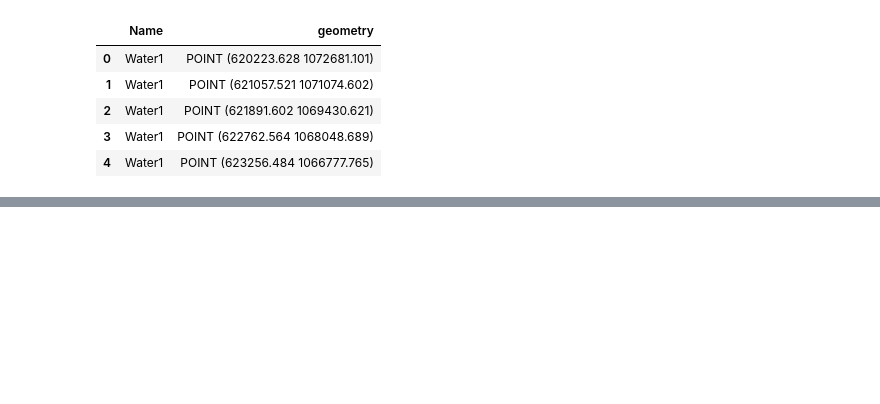
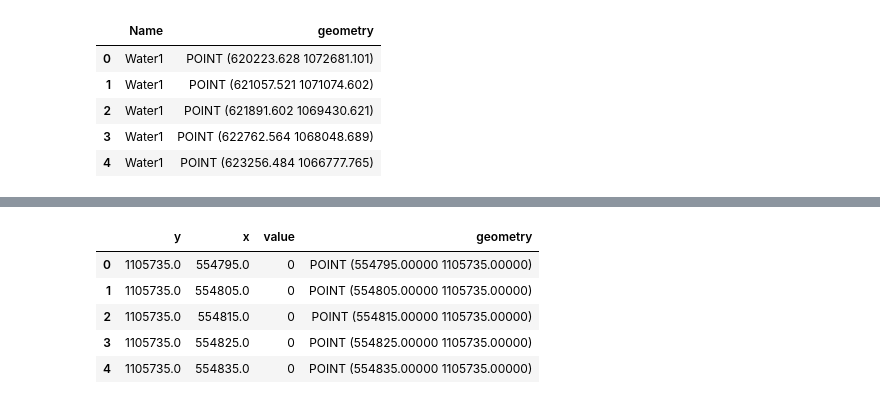
Before and after one commit to nghiadang0312/CSIROBoeingPhase4-Vietnam, a Jupyter notebook: load_VH_VV.ipynb, the cells around one changed output, grey strips where cells are left out. Cells and saved outputs as stored; diff of their text form; code cells hidden in the pictures; blank space fills up the shorter version.

```diff
--- a/load_VH_VV.ipynb
+++ b/load_VH_VV.ipynb
@@ -180,0 +284,7 @@ for i in range(ds.shape[1]):
+# %%
+x_values = ds_vhvv.x.values
+y_values = ds_vhvv.y.values
+# %%
+data_array = xr.DataArray(final_xarray,
+                          coords={'x': x_values, 'y': y_values},
+                          dims=['y', 'x'])
@@ -180,0 +306,2 @@ for i in range(ds.shape[1]):
+# %%
+df = data_array.to_dataframe(name='value').reset_index()
@@ -180,0 +317,12 @@ for i in range(ds.shape[1]):
+# %%
+geometry = [Point(x, y) for x, y in zip(df['x'], df['y'])]
+gdf = gpd.GeoDataFrame(df["value"], geometry=geometry, crs="EPSG:4326")
+# %%
+gdf.head()
+# %% [output]
+|  | y | x | value | geometry |
+| 0 | 1105735.0 | 554795.0 | 0 | POINT (554795.00000 1105735.00000) |
+| 1 | 1105735.0 | 554805.0 | 0 | POINT (554805.00000 1105735.00000) |
+| 2 | 1105735.0 | 554815.0 | 0 | POINT (554815.00000 1105735.00000) |
+| 3 | 1105735.0 | 554825.0 | 0 | POINT (554825.00000 1105735.00000) |
+| 4 | 1105735.0 | 554835.0 | 0 | POINT (554835.00000 1105735.00000) |
```
Also changed, not shown: parts of 24 cells of this notebook.
